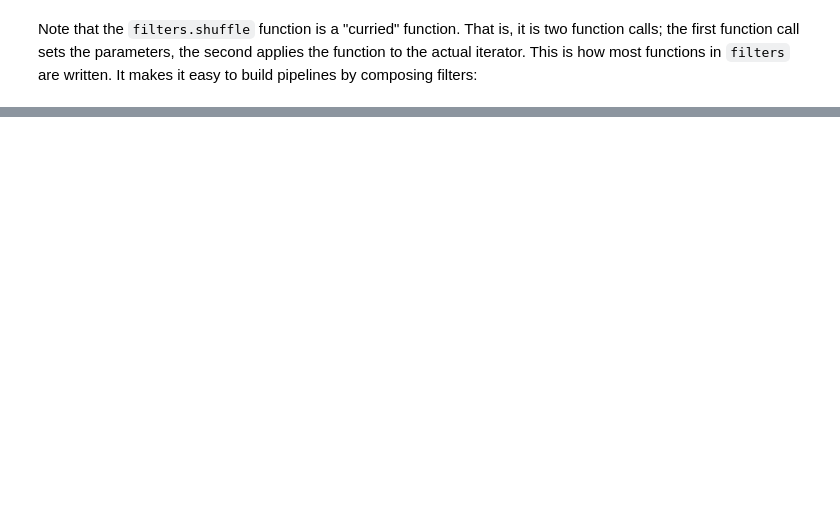
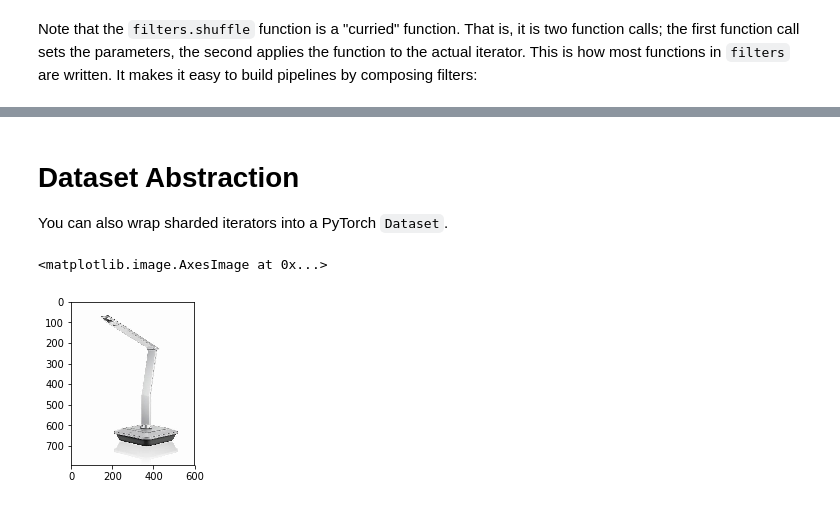
Before and after one commit to NVlabs/dlinputs, a Jupyter notebook: intro-to-dlinputs.ipynb, the cells around one changed output, grey strips where cells are left out. Drawn from its saved outputs; the diff is of its cells as text; code cells hidden in the pictures; blank space fills up the shorter version.

Commit message:
Added Dataset class.

```diff
--- a/intro-to-dlinputs.ipynb
+++ b/intro-to-dlinputs.ipynb
@@ -142,0 +146,13 @@ xml <type 'list'> ['<annotation>\n\t<folder>n02500267</folder>\n\t<filename>n0
+# %% [markdown]
+# Dataset Abstraction
+
+You can also wrap sharded iterators into a PyTorch `Dataset`.
+# %%
+from dlinputs import dataset
+reload(dataset)
+ds = dataset.BufferedSet("testdata/imagenet-@000001.tgz", bufsize=4, fields=["png", "cls"])
+image, cls = ds[0]
+imshow(image)
+# %% [output]
+<matplotlib.image.AxesImage at 0x...>
+[figure, added]
```
Also changed, not shown: parts of 10 cells of this notebook, 4 other files.
